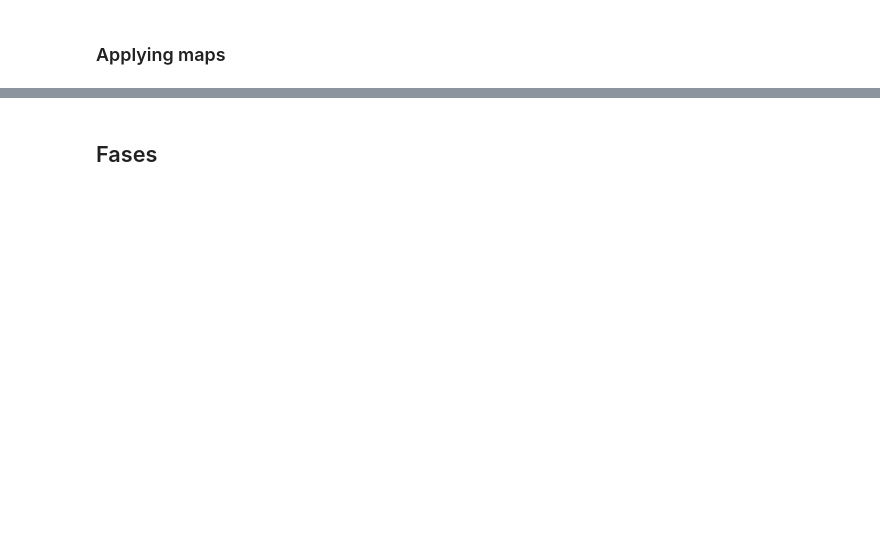
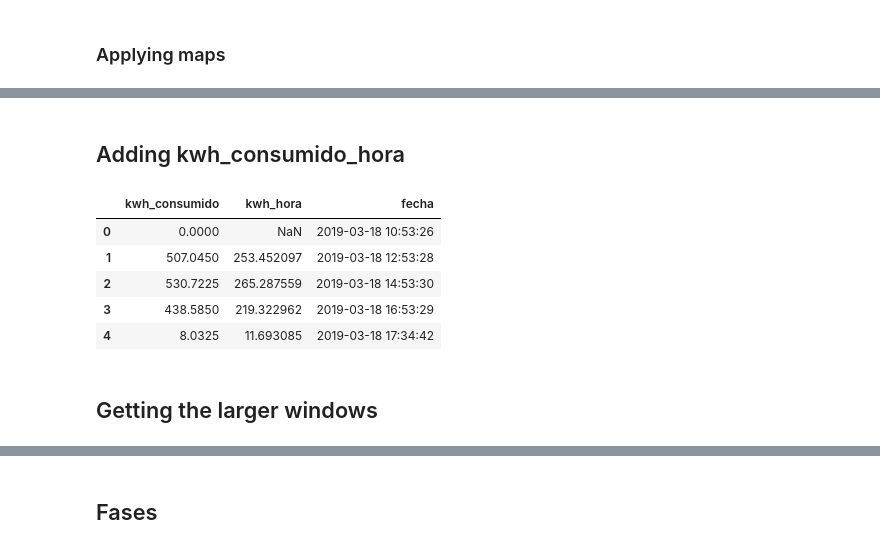
Before and after one commit to aaorella/Energy_Smart_Meters-Exploratory_Analysis, a Jupyter notebook: 1.DataPreparing.ipynb, the cells around one changed output, grey strips where cells are left out. Cells and saved outputs as stored; diff of their text form; code cells hidden in the pictures; blank space fills up the shorter version.

```diff
--- a/1.DataPreparing.ipynb
+++ b/1.DataPreparing.ipynb
@@ -262,7 +261,7 @@ NameError: name 'df_m' is not defined
 # %%
 mapa_modelo = {}
 count = -1
-for i in df_m["tipo_consumo"].to_list():
+for i in df_f11["tipo_consumo"].to_list():
     mapa_clasificacion[i] = count
     count +=1
 # %% [markdown]
@@ -472,0 +269,26 @@ df_limpia.to_csv("Data_limpia_todos.csv", index= False)
+# %%
+df_f11["clasificacion_encoded"] = df_f11["CLASIFICACION"].map(mapa_clasificacion)
+df_f11["modelo_encoded"] = df_f11["modelo"].map(mapa_clasificacion)
+df_f11["tipo_consumo_encoded"] = df_f11["modelo"].map(mapa_clasificacion)
+# %% [markdown]
+## Adding kwh_consumido_hora
+# %%
+def addKwh(data):
+    datetime = pd.to_datetime(data["fecha"])
+    datetime_diff = datetime.diff().dt.seconds / 3600
+    data["kwh_hora"] = data["kwh_consumido"] / datetime_diff
+    return data
+# %%
+df_f11_g = df_f11.groupby("medidor")
+df_f11 = df_f11_g.apply(addKwh)
+# %%
+df_f11[df_f11["medidor"] == 15029828][["kwh_consumido", "kwh_hora","fecha"]].head(5)
+# %% [output]
+|  | kwh_consumido | kwh_hora | fecha |
+| 0 | 0.0000 | NaN | 2019-03-18 10:53:26 |
+| 1 | 507.0450 | 253.452097 | 2019-03-18 12:53:28 |
+| 2 | 530.7225 | 265.287559 | 2019-03-18 14:53:30 |
+| 3 | 438.5850 | 219.322962 | 2019-03-18 16:53:29 |
+| 4 | 8.0325 | 11.693085 | 2019-03-18 17:34:42 |
+# %% [markdown]
+## Getting the larger windows
```
Also changed, not shown: parts of 79 cells of this notebook, 2 other files.
